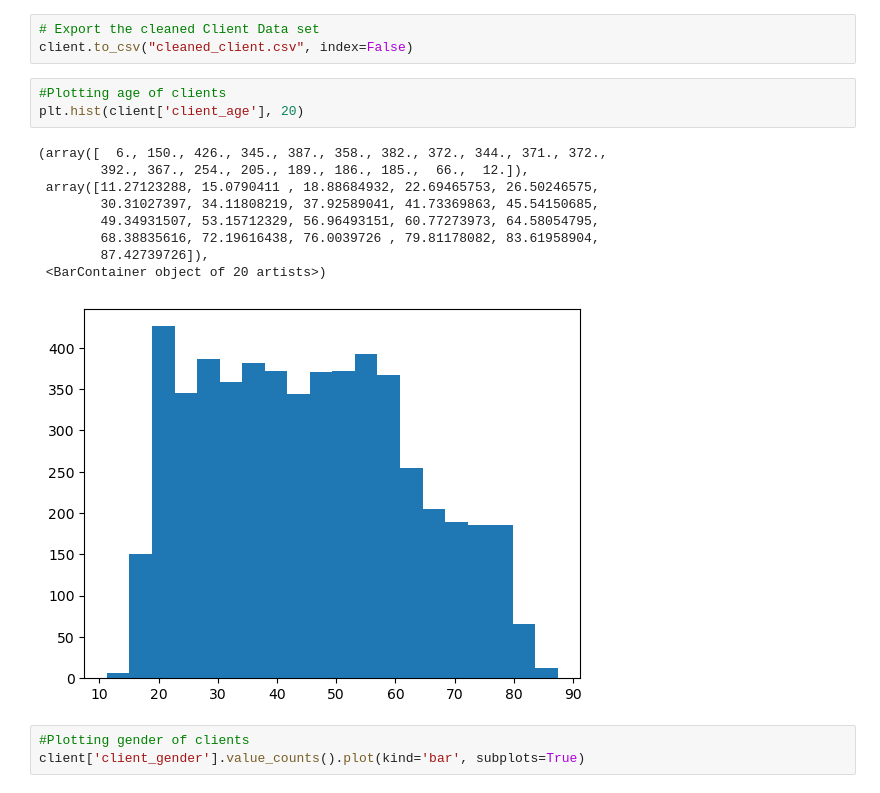
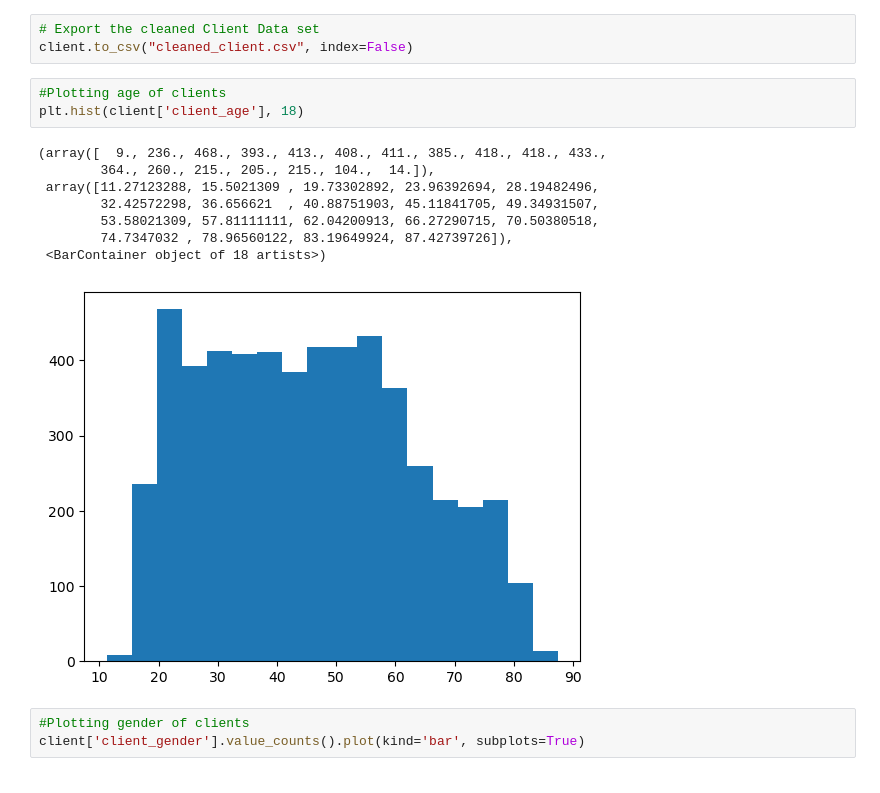
Before and after one commit to Jerry-523/PKDD-99-Discovery-Challenge, a Jupyter notebook: Challenge_2.ipynb, the cells around one changed output. Cells and saved outputs as stored; diff of their text form.

```diff
--- a/Challenge_2.ipynb
+++ b/Challenge_2.ipynb
@@ -138,17 +132,16 @@ client.head()
 client.to_csv("cleaned_client.csv", index=False)
 # %%
 #Plotting age of clients
-plt.hist(client['client_age'], 20)
+plt.hist(client['client_age'], 18)
 # %% [output]
-(array([  6., 150., 426., 345., 387., 358., 382., 372., 344., 371., 372.,
-        392., 367., 254., 205., 189., 186., 185.,  66.,  12.]),
- array([11.27123288, 15.0790411 , 18.88684932, 22.69465753, 26.50246575,
-        30.31027397, 34.11808219, 37.92589041, 41.73369863, 45.54150685,
-        49.34931507, 53.15712329, 56.96493151, 60.77273973, 64.58054795,
-        68.38835616, 72.19616438, 76.0039726 , 79.81178082, 83.61958904,
-        87.42739726]),
- <BarContainer object of 20 artists>)
+(array([  9., 236., 468., 393., 413., 408., 411., 385., 418., 418., 433.,
+        364., 260., 215., 205., 215., 104.,  14.]),
+ array([11.27123288, 15.5021309 , 19.73302892, 23.96392694, 28.19482496,
+        32.42572298, 36.656621  , 40.88751903, 45.11841705, 49.34931507,
+        53.58021309, 57.81111111, 62.04200913, 66.27290715, 70.50380518,
+        74.7347032 , 78.96560122, 83.19649924, 87.42739726]),
+ <BarContainer object of 18 artists>)
-[figure, old version]
+[figure, new version]
 # %%
 #Plotting gender of clients
 client['client_gender'].value_counts().plot(kind='bar', subplots=True)
```
Also changed, not shown: parts of 21 cells of this notebook.
